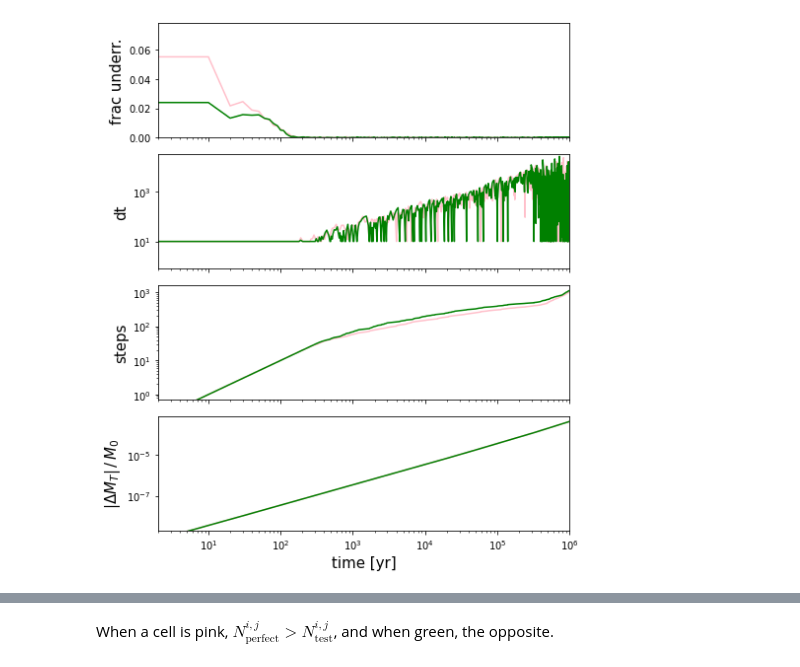
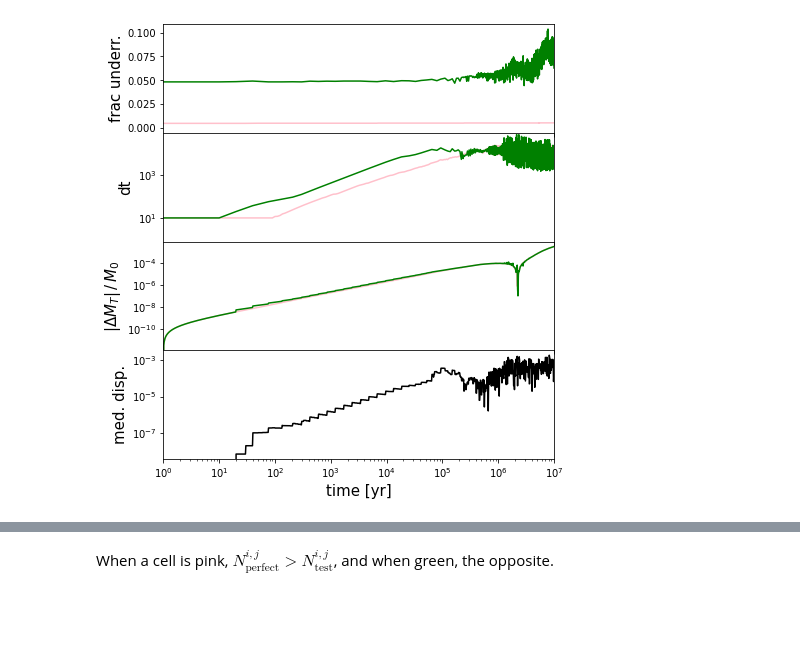
Before and after one commit to mdodici/cold-kuiper, a Jupyter notebook: 2_results_compare.ipynb, the cells around one changed output, grey strips where cells are left out. Drawn from its saved outputs; the diff is of its cells as text; code cells hidden in the pictures; blank space fills up the shorter version.

```diff
--- a/2_results_compare.ipynb
+++ b/2_results_compare.ipynb
@@ -153,42 +166,45 @@ def bins_underresolved(N,Ndot,dt):
 total_mass_ts1 = total_mass_at_each_step(N1)
 total_mass_ts2 = total_mass_at_each_step(N2)
 
-bins_underr1 = bins_underresolved(N1, Ndot1, dt1)
-bins_underr2 = bins_underresolved(N2, Ndot2, dt2)
+int_times_1 = integration_times(dt1)
+int_times_2 = integration_times(dt2)
+
+diff = np.zeros((len(N1),gpe,gps))
+davg = np.zeros(len(N1))
+dmed = np.zeros(len(N1))
+dstd = np.zeros(len(N1))
+
+for i in range(len(N1)):
+    diff[i], davg[i], dmed[i], dstd[i] = difference(N1[i],N2[i])
 # %%
 fig,ax=plt.subplots(4,figsize=(7,8),sharex=True)
 
-ax[0].plot(ts1[:-1] ,bins_underr1/(gpe*gps),c='pink')
-ax[0].plot(ts2[:-1] ,bins_underr2/(gpe*gps),c='g')
-ax[0].set_ylim(0)
+ax[0].plot(int_times_1, fu1,c='pink')
+ax[0].plot(int_times_2, fu2,c='g')
+#ax[0].set_ylim(-1e-3,.8e-2)
 ax[0].set_ylabel('frac underr.',fontsize=15)
 
-ax[1].plot(ts1[:-1] ,dt1,ls='-',marker='',markersize=2,c='pink')
-ax[1].plot(ts2[:-1] ,dt2,ls='-',marker='',markersize=2,c='g')
+ax[1].plot(int_times_1 ,dt1,ls='-',marker='',markersize=2,c='pink')
+ax[1].plot(int_times_2 ,dt2,ls='-',marker='',markersize=2,c='g')
 ax[1].set_ylabel('dt',fontsize=15)
 ax[1].set_ylim(1-.2*1,max(np.append(dt1,dt2))+.2*max(np.append(dt1,dt2)))
 
-ax[2].plot(ts1 ,range(len(ts1)),ls='-',marker='',markersize=2,c='pink')
-ax[2].plot(ts2 ,range(len(ts2)),ls='-',marker='',markersize=2,c='g')
-ax[2].set_ylabel('steps',fontsize=15)
-#ax[2].set_ylim(1,max(len(N1),len(N2))+.2*max(len(N1),len(N2)))
+ax[2].plot(ts1 ,abs(total_mass_ts1 - total_mass_ts1[0]) / total_mass_ts1[0],ls='-',marker='',markersize=2,c='pink')
+ax[2].plot(ts2 ,abs(total_mass_ts2 - total_mass_ts2[0]) / total_mass_ts2[0],ls='-',marker='',markersize=2,c='g')
+ax[2].set_ylabel(r'$|\Delta M_T| \,/\,M_{0}$',fontsize=15)
 
-#ax[1].plot(frms,np.full(len(frms),80),ls='',marker="|",zorder=0)
-#ax[2].plot(frms,np.full(len(frms),2e7),ls='',marker="|",zorder=0)
-
-ax[3].plot(ts1 ,abs(total_mass_ts1 - total_mass_ts1[0]) / total_mass_ts1[0],ls='-',marker='',markersize=2,c='pink')
-ax[3].plot(ts2 ,abs(total_mass_ts2 - total_mass_ts2[0]) / total_mass_ts2[0],ls='-',marker='',markersize=2,c='g')
-ax[3].set_ylabel(r'$|\Delta M_T| \,/\,M_{0}$',fontsize=15)
+ax[3].plot(ts1,dmed,'k')
+ax[3].set_ylabel('med. disp.',fontsize=15)
 
 for i in range(3):
     ax[i+1].set_yscale('log')
 
 plt.subplots_adjust(hspace=0)
-plt.xlim(2,(max(ts1[-1],ts2[-1]) + 20) )
+plt.xlim(1,1e7)
 plt.xscale('log')
 plt.xlabel('time [yr]',fontsize=15)
 
-fig.tight_layout()
+#fig.tight_layout()
 plt.show()
 # %% [output]
-[figure, old version]
+[figure, new version]
```
Also changed, not shown: parts of 9 cells of this notebook, 1 other file.
